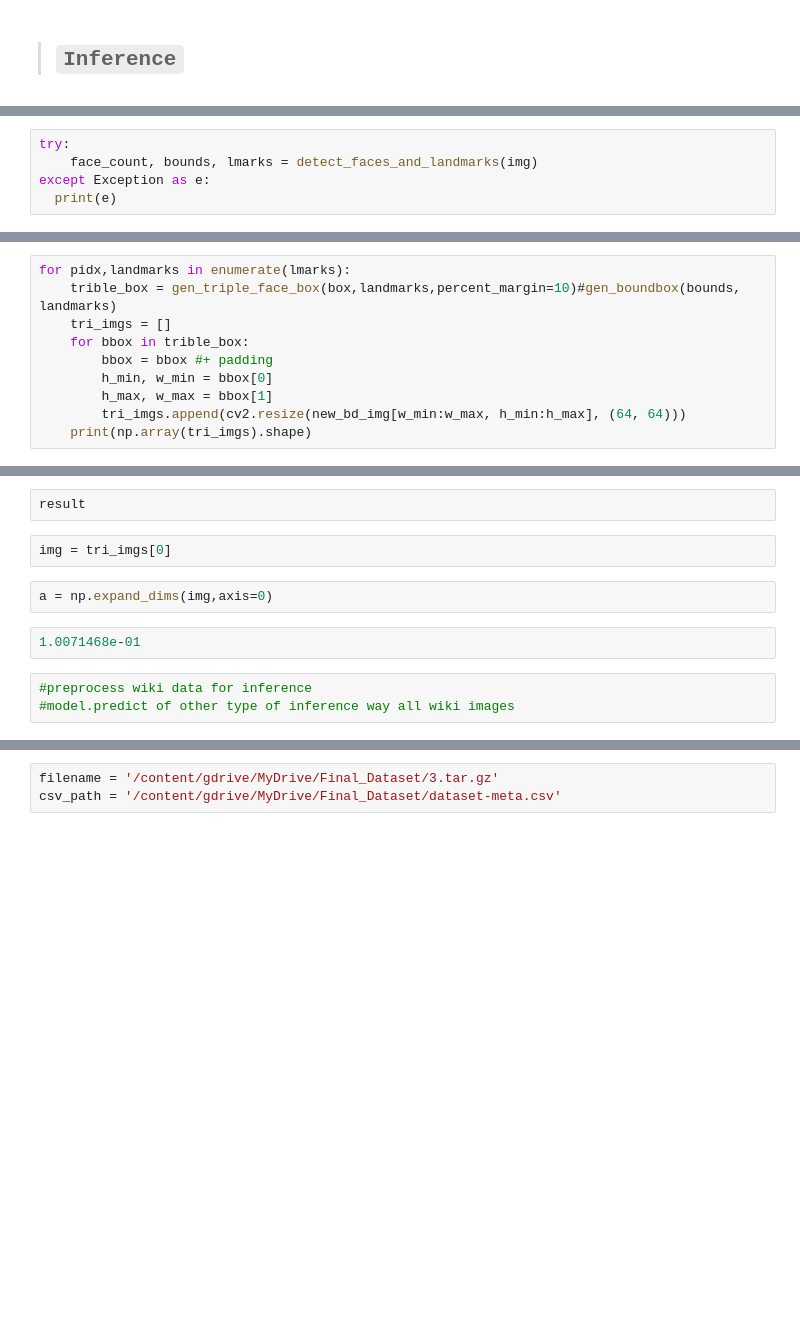
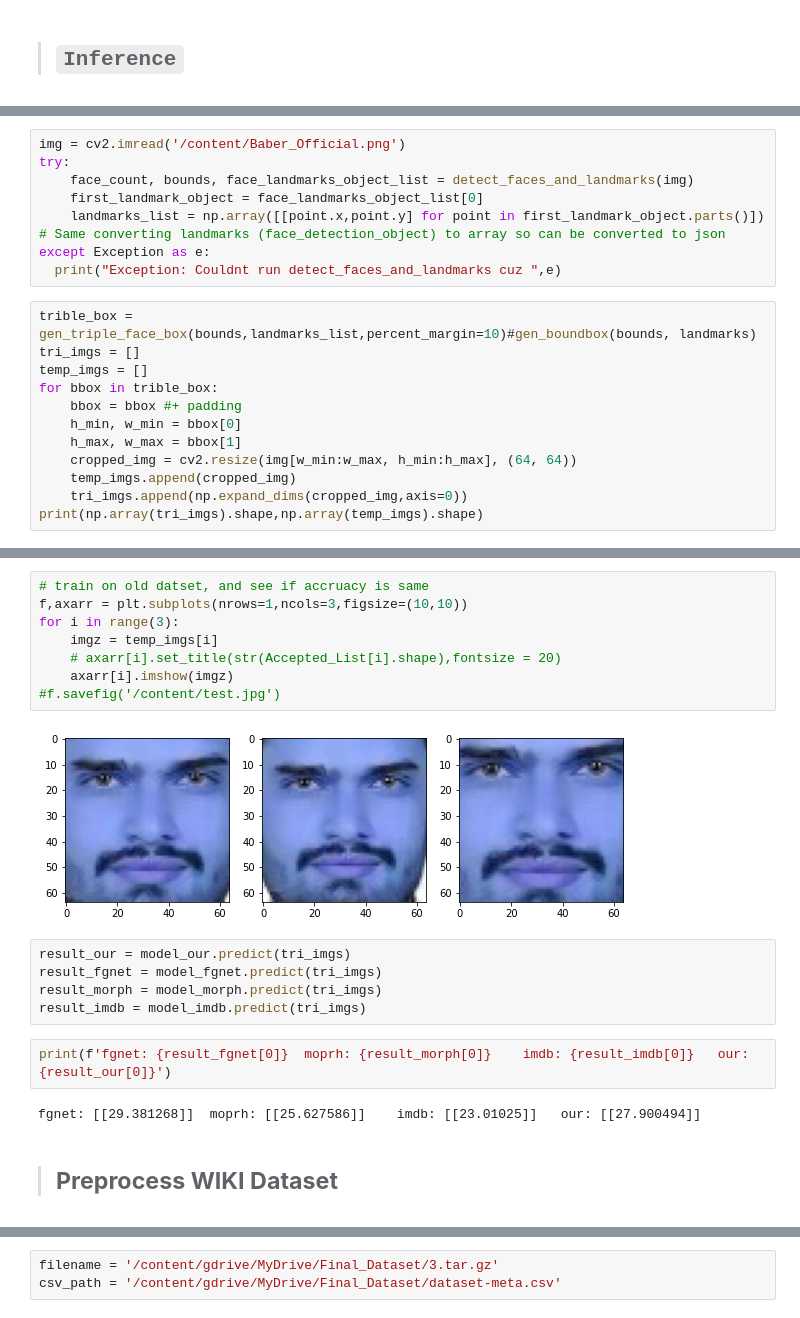
Before and after one commit to KhizarAziz/facial-age-estimation-SOTA-on-IMDB-Wiki-dataset, a Jupyter notebook: Research_playground.ipynb, the cells around one changed output, grey strips where cells are left out. Cells and saved outputs as stored; diff of their text form; blank space fills up the shorter version.

```diff
--- a/Research_playground.ipynb
+++ b/Research_playground.ipynb
@@ -134,5 +131,0 @@ model = keras.models.load_model('fgnet.h5', custom_objects={'tf': tf})
-# %%
-try:
-    face_count, bounds, lmarks = detect_faces_and_landmarks(img)
-except Exception as e:
-  print(e)
@@ -142,11 +132,21 @@ cv2.copyMakeBorder(img, padding, padding, padding, padding, cv2.BORDER_CONSTANT)
+# %%
+img = cv2.imread('/content/Baber_Official.png')
+try:
+    face_count, bounds, face_landmarks_object_list = detect_faces_and_landmarks(img)
+    first_landmark_object = face_landmarks_object_list[0]
+    landmarks_list = np.array([[point.x,point.y] for point in first_landmark_object.parts()]) # Same converting landmarks (face_detection_object) to array so can be converted to json
+except Exception as e:
+  print("Exception: Couldnt run detect_faces_and_landmarks cuz ",e)
 # %%
-for pidx,landmarks in enumerate(lmarks):
-    trible_box = gen_triple_face_box(box,landmarks,percent_margin=10)#gen_boundbox(bounds, landmarks)
-    tri_imgs = []
-    for bbox in trible_box:
-        bbox = bbox #+ padding
-        h_min, w_min = bbox[0]
-        h_max, w_max = bbox[1]
-        tri_imgs.append(cv2.resize(new_bd_img[w_min:w_max, h_min:h_max], (64, 64)))
-    print(np.array(tri_imgs).shape)
+trible_box = gen_triple_face_box(bounds,landmarks_list,percent_margin=10)#gen_boundbox(bounds, landmarks)
+tri_imgs = []
+temp_imgs = []
+for bbox in trible_box:
+    bbox = bbox #+ padding
+    h_min, w_min = bbox[0]
+    h_max, w_max = bbox[1]
+    cropped_img = cv2.resize(img[w_min:w_max, h_min:h_max], (64, 64))
+    temp_imgs.append(cropped_img)
+    tri_imgs.append(np.expand_dims(cropped_img,axis=0))
+print(np.array(tri_imgs).shape,np.array(temp_imgs).shape)
 # %% [output]
@@ -161,11 +154,24 @@ result = models.predict(testing_imgs)
-# %%
-result
-# %%
-img = tri_imgs[0]
-# %%
-a = np.expand_dims(img,axis=0)
-# %%
-1.0071468e-01
-# %%
-#preprocess wiki data for inference
-#model.predict of other type of inference way all wiki images
+# %%
+# train on old datset, and see if accruacy is same
+f,axarr = plt.subplots(nrows=1,ncols=3,figsize=(10,10))
+for i in range(3):
+    imgz = temp_imgs[i]
+    # axarr[i].set_title(str(Accepted_List[i].shape),fontsize = 20)
+    axarr[i].imshow(imgz)
+#f.savefig('/content/test.jpg')
+# %% [output]
+[figure, added]
+# %%
+result_our = model_our.predict(tri_imgs)
+result_fgnet = model_fgnet.predict(tri_imgs)
+result_morph = model_morph.predict(tri_imgs)
+result_imdb = model_imdb.predict(tri_imgs)
+# %%
+print(f'fgnet: {result_fgnet[0]}  moprh: {result_morph[0]}    imdb: {result_imdb[0]}   our: {result_our[0]}')
+# %% [output]
+fgnet: [[29.381268]]  moprh: [[25.627586]]    imdb: [[23.01025]]   our: [[27.900494]]
+# %% [markdown]
+
+
+
+> ## **Preprocess WIKI Dataset**
```
Also changed, not shown: parts of 25 cells of this notebook.
